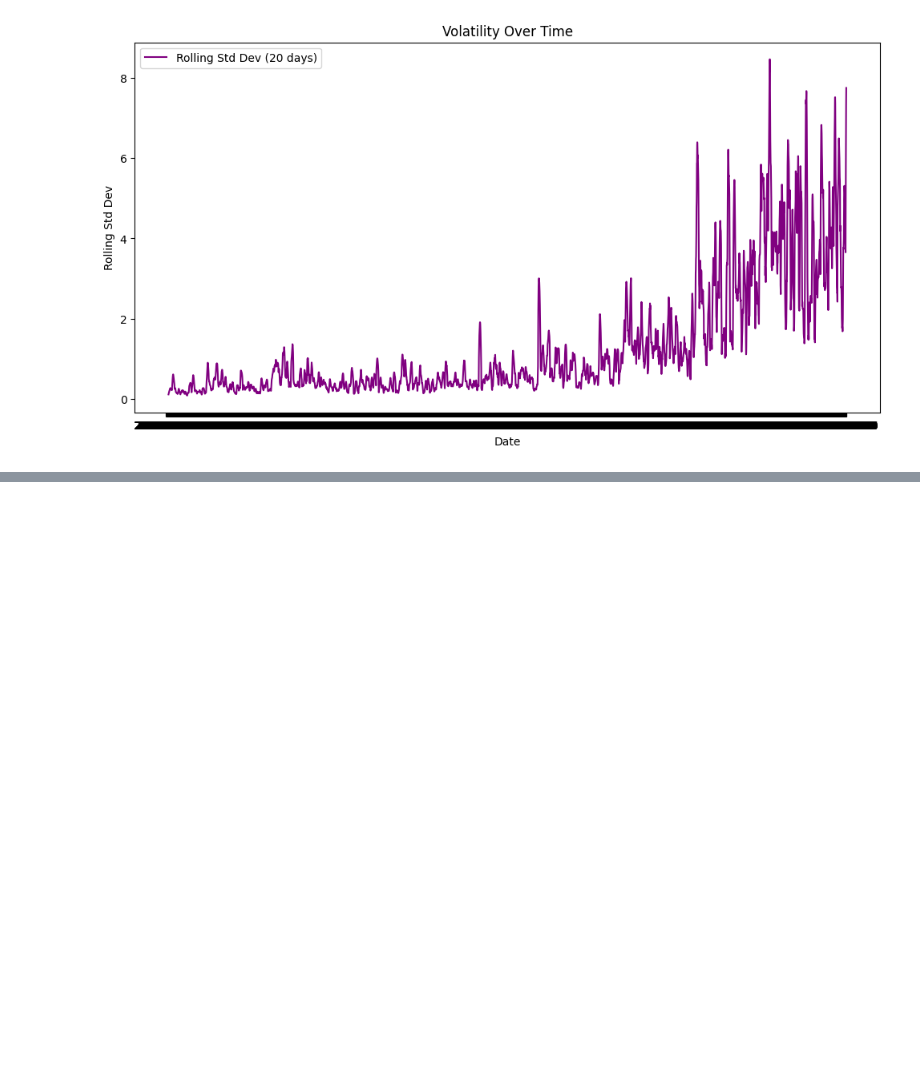
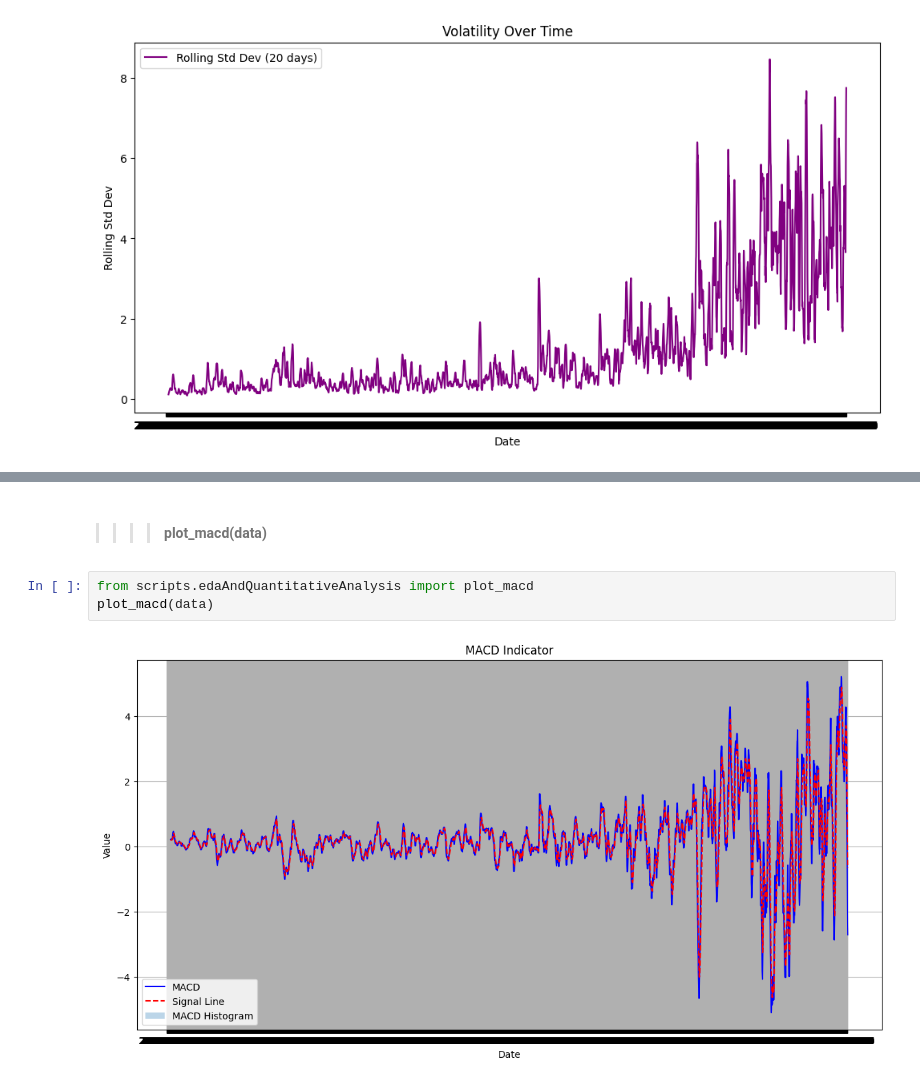
Before and after one commit to naolatomsa/Nova-Financial-Solutions, a Jupyter notebook: notebooks/qualitative-analysis/GOOG.ipynb, the cells around one changed output, grey strips where cells are left out. Saved outputs shown, nothing was run; the diff lists cells and outputs as text; blank space fills up the shorter version.

```diff
--- a/notebooks/qualitative-analysis/GOOG.ipynb
+++ b/notebooks/qualitative-analysis/GOOG.ipynb
@@ -128,0 +185,7 @@ plot_volatility(data, 'Close', 'Date')
+# %% [markdown]
+>>>> #### plot_macd(data)
+# %%
+from scripts.edaAndQuantitativeAnalysis import plot_macd
+plot_macd(data)
+# %% [output]
+[figure, added]
```
Also changed, not shown: parts of 14 cells of this notebook, 1 other file.
